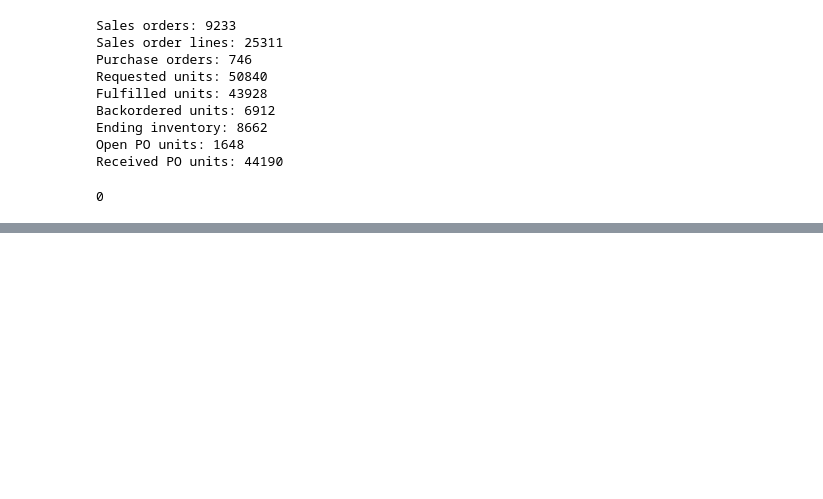
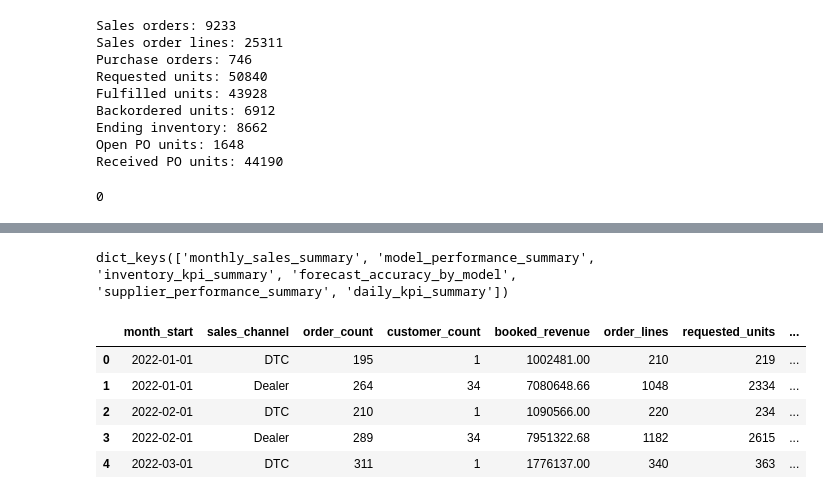
Before and after one commit to samuellettes/sonoran-cycles-supply-chain-analytics, a Jupyter notebook: notebooks/03_Validation.ipynb, the cells around one changed output, grey strips where cells are left out. Drawn from its saved outputs; the diff is of its cells as text; code cells hidden in the pictures; blank space fills up the shorter version.

```diff
--- a/notebooks/03_Validation.ipynb
+++ b/notebooks/03_Validation.ipynb
@@ -128,0 +222,13 @@ forecast_df.head()
+# %%
+analytics_tables.keys()
+# %% [output]
+dict_keys(['monthly_sales_summary', 'model_performance_summary', 'inventory_kpi_summary', 'forecast_accuracy_by_model', 'supplier_performance_summary', 'daily_kpi_summary'])
+# %%
+analytics_tables["monthly_sales_summary"].head()
+# %% [output]
+|  | month_start | sales_channel | order_count | customer_count | booked_revenue | order_lines | requested_units | ... |
+| 0 | 2022-01-01 | DTC | 195 | 1 | 1002481.00 | 210 | 219 | ... |
+| 1 | 2022-01-01 | Dealer | 264 | 34 | 7080648.66 | 1048 | 2334 | ... |
+| 2 | 2022-02-01 | DTC | 210 | 1 | 1090566.00 | 220 | 234 | ... |
+| 3 | 2022-02-01 | Dealer | 289 | 34 | 7951322.68 | 1182 | 2615 | ... |
+| 4 | 2022-03-01 | DTC | 311 | 1 | 1776137.00 | 340 | 363 | ... |
```
Also changed, not shown: parts of 10 cells of this notebook, 14 other files.
